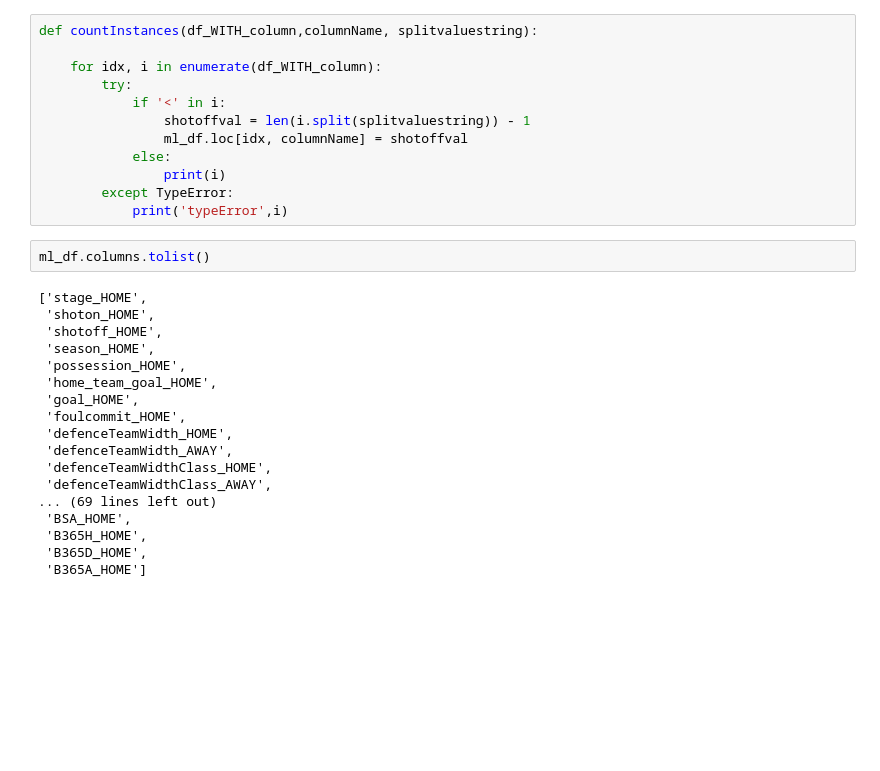
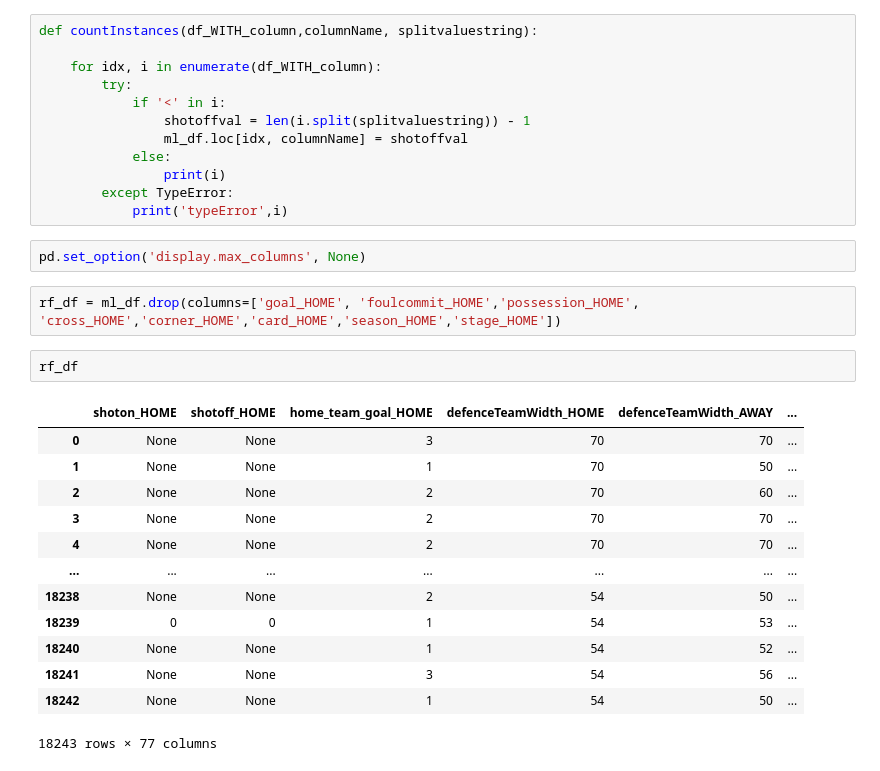
Before and after one commit to lstredler/Final-Frontier, a Jupyter notebook: Data_Processing/preprocess.ipynb, the cells around one changed output. Cells and saved outputs as stored; diff of their text form; blank space fills up the shorter version.

Commit message:
finalized teamattrs match dataframe for ml

```diff
--- a/Data_Processing/preprocess.ipynb
+++ b/Data_Processing/preprocess.ipynb
@@ -920,23 +900,23 @@ def countInstances(df_WITH_column,columnName, splitvaluestring):
                 print(i)
         except TypeError:
             print('typeError',i)
-# %%
-ml_df.columns.tolist()
-# %% [output]
-['stage_HOME',
- 'shoton_HOME',
- 'shotoff_HOME',
- 'season_HOME',
- 'possession_HOME',
- 'home_team_goal_HOME',
- 'goal_HOME',
- 'foulcommit_HOME',
- 'defenceTeamWidth_HOME',
- 'defenceTeamWidth_AWAY',
- 'defenceTeamWidthClass_HOME',
- 'defenceTeamWidthClass_AWAY',
-... (69 lines left out)
- 'BSA_HOME',
- 'B365H_HOME',
- 'B365D_HOME',
- 'B365A_HOME']
+# %%
+pd.set_option('display.max_columns', None)
+# %%
+rf_df = ml_df.drop(columns=['goal_HOME', 'foulcommit_HOME','possession_HOME', 'cross_HOME','corner_HOME','card_HOME','season_HOME','stage_HOME'])
+# %%
+rf_df
+# %% [output]
+|  | shoton_HOME | shotoff_HOME | home_team_goal_HOME | defenceTeamWidth_HOME | defenceTeamWidth_AWAY | ... |
+| 0 | None | None | 3 | 70 | 70 | ... |
+| 1 | None | None | 1 | 70 | 50 | ... |
+| 2 | None | None | 2 | 70 | 60 | ... |
+| 3 | None | None | 2 | 70 | 70 | ... |
+| 4 | None | None | 2 | 70 | 70 | ... |
+| ... | ... | ... | ... | ... | ... | ... |
+| 18238 | None | None | 2 | 54 | 50 | ... |
+| 18239 | 0 | 0 | 1 | 54 | 53 | ... |
+| 18240 | None | None | 1 | 54 | 52 | ... |
+| 18241 | None | None | 3 | 54 | 56 | ... |
+| 18242 | None | None | 1 | 54 | 50 | ... |
+18243 rows × 77 columns
```
Also changed, not shown: parts of 14 cells of this notebook, 1 other file.
